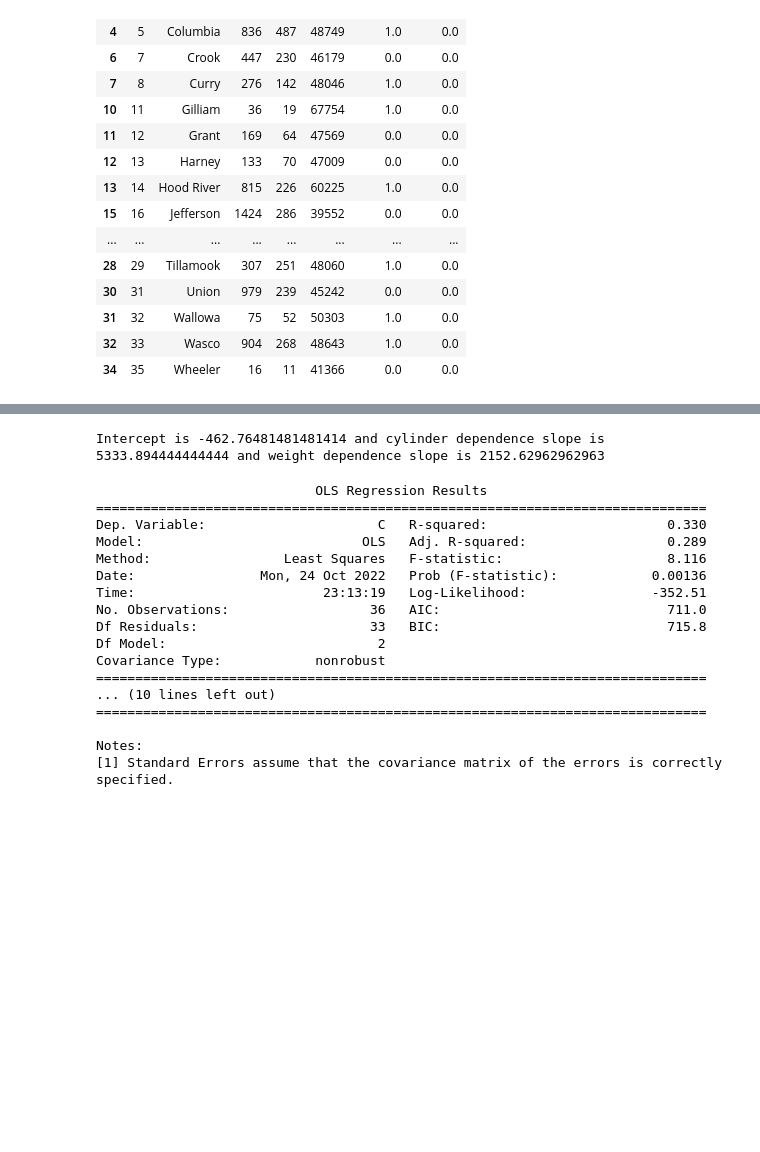
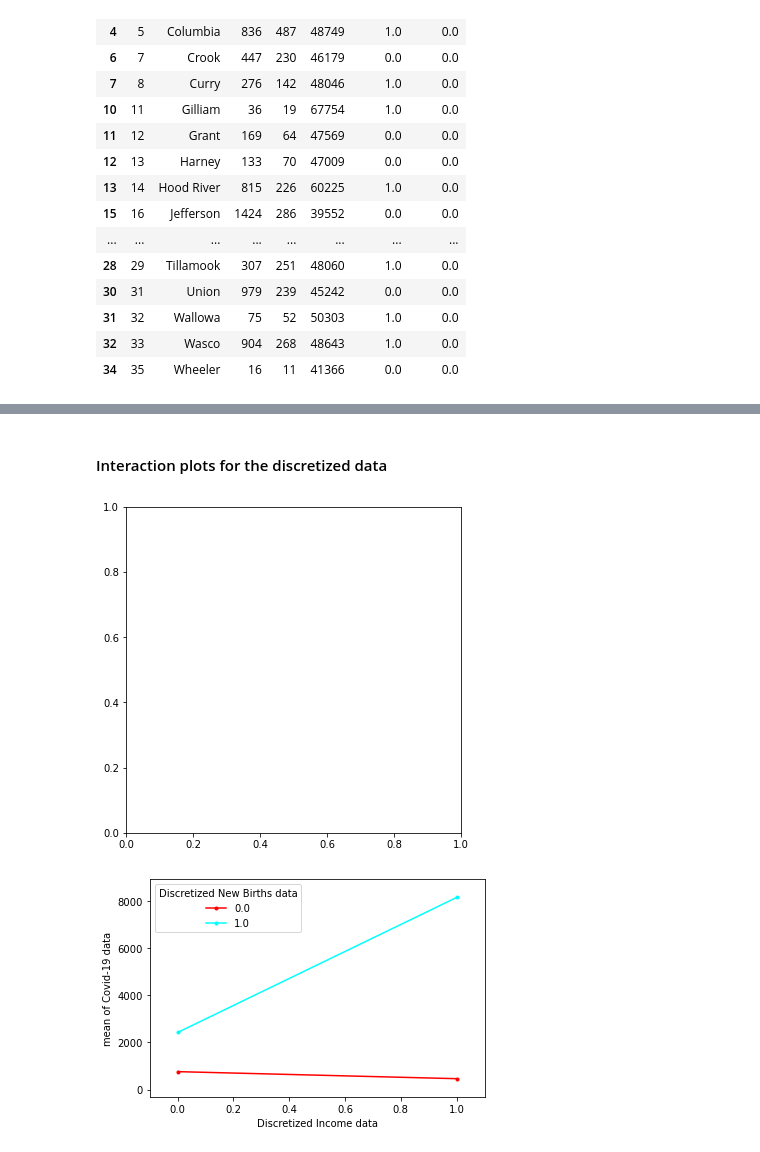
Before and after one commit to LAA147/Project-1-, a Jupyter notebook: Project 1 update .ipynb, the cells around one changed output, grey strips where cells are left out. Cells and saved outputs as stored; diff of their text form; code cells hidden in the pictures; blank space fills up the shorter version.

```diff
--- a/Project 1 update .ipynb
+++ b/Project 1 update .ipynb
@@ -337,44 +349,16 @@ Notes:
-# %%
-from numpy.linalg import inv
-
-# Need to make array matrices. This is for when there is an intercept
-coviddat = np.array(df["C"]);
-birthsdat = np.array(df["Group2"]);
-incomedat = np.array(df["Group1"]);
-
-X = np.c_[np.ones(len(birthsdat)), birthsdat, incomedat]
-
-
-from numpy.linalg import inv
-tmp = inv(np.matmul(np.transpose(X),X))
-
-# INTERCEPT, SLOPE = tmp @ np.transpose(X) @ merged_data['mpg']
-# print("Our intercept is ",INTERCEPT, "and our slope is", SLOPE)
-
-temp = np.matmul(tmp, np.transpose(X))
-intercept, birthsdat, incomedat = np.matmul(temp,coviddat)
-print("Intercept is",intercept,",birth rate dependence slope is",birthsdat,",income dependence slope is",incomedat)
-# %% [output]
-Intercept is -462.76481481481414 and cylinder dependence slope is 5333.894444444444 and weight dependence slope is 2152.62962962963
-# %%
-import statsmodels.api as sm
-model = sm.OLS(df['C'], sm.add_constant(X)).fit()
-print(model.summary())
-# %% [output]
-                            OLS Regression Results
-==============================================================================
-Dep. Variable:                      C   R-squared:                       0.330
-Model:                            OLS   Adj. R-squared:                  0.289
-Method:                 Least Squares   F-statistic:                     8.116
-Date:                Mon, 24 Oct 2022   Prob (F-statistic):            0.00136
-Time:                        23:13:19   Log-Likelihood:                -352.51
-No. Observations:                  36   AIC:                             711.0
-Df Residuals:                      33   BIC:                             715.8
-Df Model:                           2
-Covariance Type:            nonrobust
-==============================================================================
-... (10 lines left out)
-==============================================================================
-
-Notes:
-[1] Standard Errors assume that the covariance matrix of the errors is correctly specified.
+# %% [markdown]
+#### Interaction plots for the discretized data
+# %%
+from statsmodels.graphics.factorplots import interaction_plot
+fig, ax = plt.subplots(figsize=(6, 6))
+fig = interaction_plot(
+    x=df["Group1"],
+    trace=df["Group2"],
+    response=df["C"],
+    xlabel = "Discretized Income data",
+    ylabel = "Covid-19 data",
+    legendtitle = "Discretized New Births data"
+)
+# %% [output]
+[figure, added]
+[figure, added]
```
Also changed, not shown: parts of 17 cells of this notebook.
